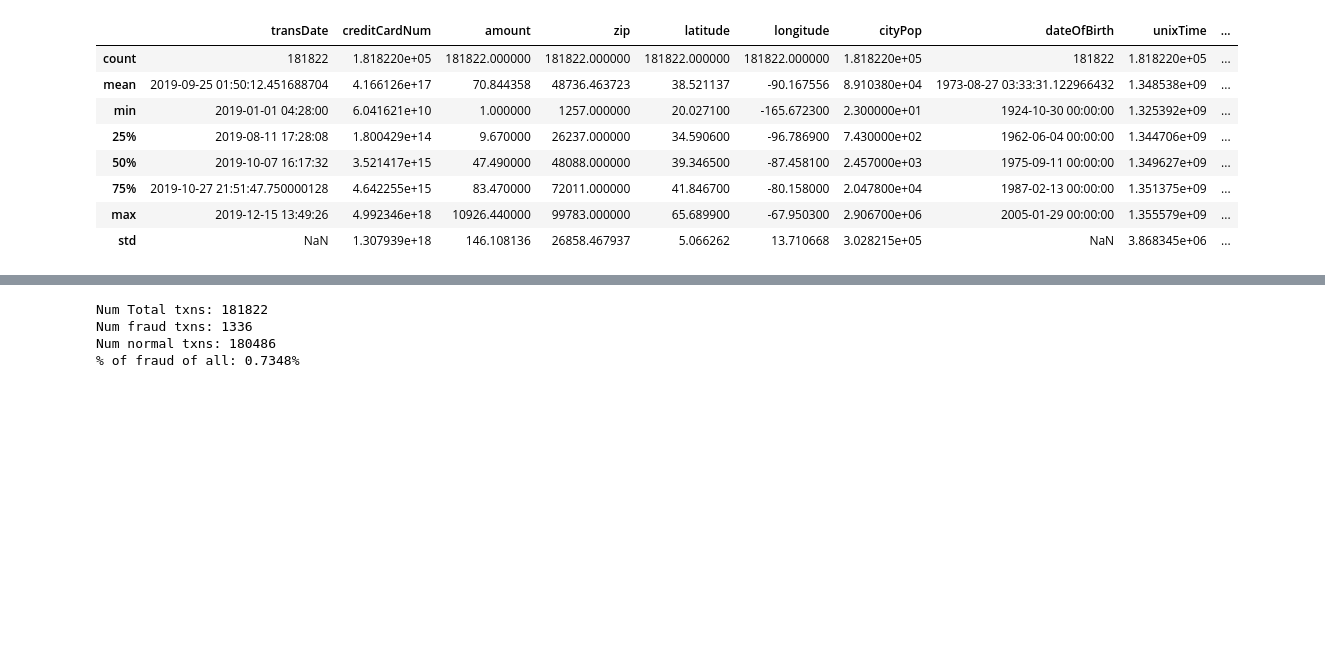
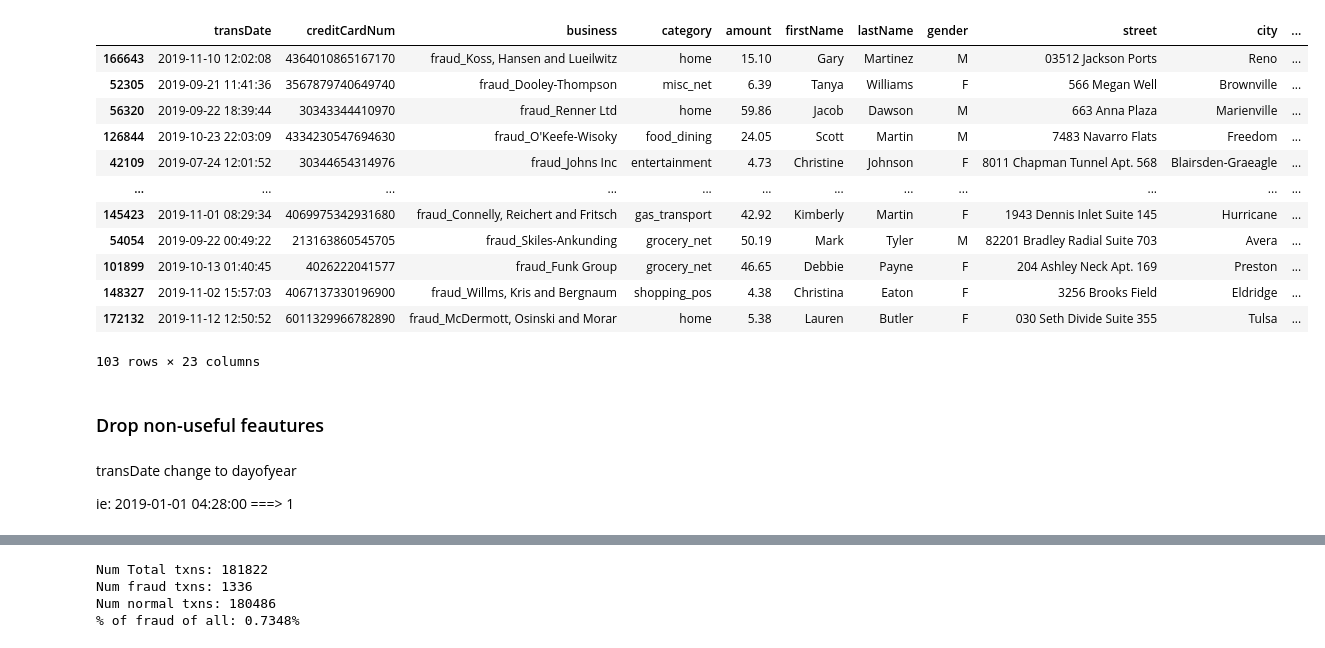
Before and after one commit to mlghammit/DataQuest-2024, a Jupyter notebook: data.ipynb, the cells around one changed output, grey strips where cells are left out. Drawn from its saved outputs; the diff is of its cells as text; code cells hidden in the pictures; blank space fills up the shorter version.

```diff
--- a/data.ipynb
+++ b/data.ipynb
@@ -86,12 +75,18 @@ df = df.drop(columns=['firstName', 'lastName', ])
-# %%
-df.describe()
-# %% [output]
-|  | transDate | creditCardNum | amount | zip | latitude | longitude | cityPop | dateOfBirth | unixTime | ... |
-| count | 181822 | 1.818220e+05 | 181822.000000 | 181822.000000 | 181822.000000 | 181822.000000 | 1.818220e+05 | 181822 | 1.818220e+05 | ... |
-| mean | 2019-09-25 01:50:12.451688704 | 4.166126e+17 | 70.844358 | 48736.463723 | 38.521137 | -90.167556 | 8.910380e+04 | 1973-08-27 03:33:31.122966432 | 1.348538e+09 | ... |
-| min | 2019-01-01 04:28:00 | 6.041621e+10 | 1.000000 | 1257.000000 | 20.027100 | -165.672300 | 2.300000e+01 | 1924-10-30 00:00:00 | 1.325392e+09 | ... |
-| 25% | 2019-08-11 17:28:08 | 1.800429e+14 | 9.670000 | 26237.000000 | 34.590600 | -96.786900 | 7.430000e+02 | 1962-06-04 00:00:00 | 1.344706e+09 | ... |
-| 50% | 2019-10-07 16:17:32 | 3.521417e+15 | 47.490000 | 48088.000000 | 39.346500 | -87.458100 | 2.457000e+03 | 1975-09-11 00:00:00 | 1.349627e+09 | ... |
-| 75% | 2019-10-27 21:51:47.750000128 | 4.642255e+15 | 83.470000 | 72011.000000 | 41.846700 | -80.158000 | 2.047800e+04 | 1987-02-13 00:00:00 | 1.351375e+09 | ... |
-| max | 2019-12-15 13:49:26 | 4.992346e+18 | 10926.440000 | 99783.000000 | 65.689900 | -67.950300 | 2.906700e+06 | 2005-01-29 00:00:00 | 1.355579e+09 | ... |
-| std | NaN | 1.307939e+18 | 146.108136 | 26858.467937 | 5.066262 | 13.710668 | 3.028215e+05 | NaN | 3.868345e+06 | ... |
+# %%
+df.sample(103)
+# %% [output]
+|  | transDate | creditCardNum | business | category | amount | firstName | lastName | gender | street | city | ... |
+| 166643 | 2019-11-10 12:02:08 | 4364010865167170 | fraud_Koss, Hansen and Lueilwitz | home | 15.10 | Gary | Martinez | M | 03512 Jackson Ports | Reno | ... |
+| 52305 | 2019-09-21 11:41:36 | 3567879740649740 | fraud_Dooley-Thompson | misc_net | 6.39 | Tanya | Williams | F | 566 Megan Well | Brownville | ... |
+| 56320 | 2019-09-22 18:39:44 | 30343344410970 | fraud_Renner Ltd | home | 59.86 | Jacob | Dawson | M | 663 Anna Plaza | Marienville | ... |
+| 126844 | 2019-10-23 22:03:09 | 4334230547694630 | fraud_O'Keefe-Wisoky | food_dining | 24.05 | Scott | Martin | M | 7483 Navarro Flats | Freedom | ... |
+| 42109 | 2019-07-24 12:01:52 | 30344654314976 | fraud_Johns Inc | entertainment | 4.73 | Christine | Johnson | F | 8011 Chapman Tunnel Apt. 568 | Blairsden-Graeagle | ... |
+| ... | ... | ... | ... | ... | ... | ... | ... | ... | ... | ... | ... |
+| 145423 | 2019-11-01 08:29:34 | 4069975342931680 | fraud_Connelly, Reichert and Fritsch | gas_transport | 42.92 | Kimberly | Martin | F | 1943 Dennis Inlet Suite 145 | Hurricane | ... |
+| 54054 | 2019-09-22 00:49:22 | 213163860545705 | fraud_Skiles-Ankunding | grocery_net | 50.19 | Mark | Tyler | M | 82201 Bradley Radial Suite 703 | Avera | ... |
+| 101899 | 2019-10-13 01:40:45 | 4026222041577 | fraud_Funk Group | grocery_net | 46.65 | Debbie | Payne | F | 204 Ashley Neck Apt. 169 | Preston | ... |
+| 148327 | 2019-11-02 15:57:03 | 4067137330196900 | fraud_Willms, Kris and Bergnaum | shopping_pos | 4.38 | Christina | Eaton | F | 3256 Brooks Field | Eldridge | ... |
+| 172132 | 2019-11-12 12:50:52 | 6011329966782890 | fraud_McDermott, Osinski and Morar | home | 5.38 | Lauren | Butler | F | 030 Seth Divide Suite 355 | Tulsa | ... |
+103 rows × 23 columns
+# %% [markdown]
+### Drop non-useful feautures
@@ -97,0 +98,4 @@ df.describe()
+# %% [markdown]
+transDate change to dayofyear
+
+ie: 2019-01-01 04:28:00 ===> 1
```
Also changed, not shown: parts of 14 cells of this notebook, 2 other files.
